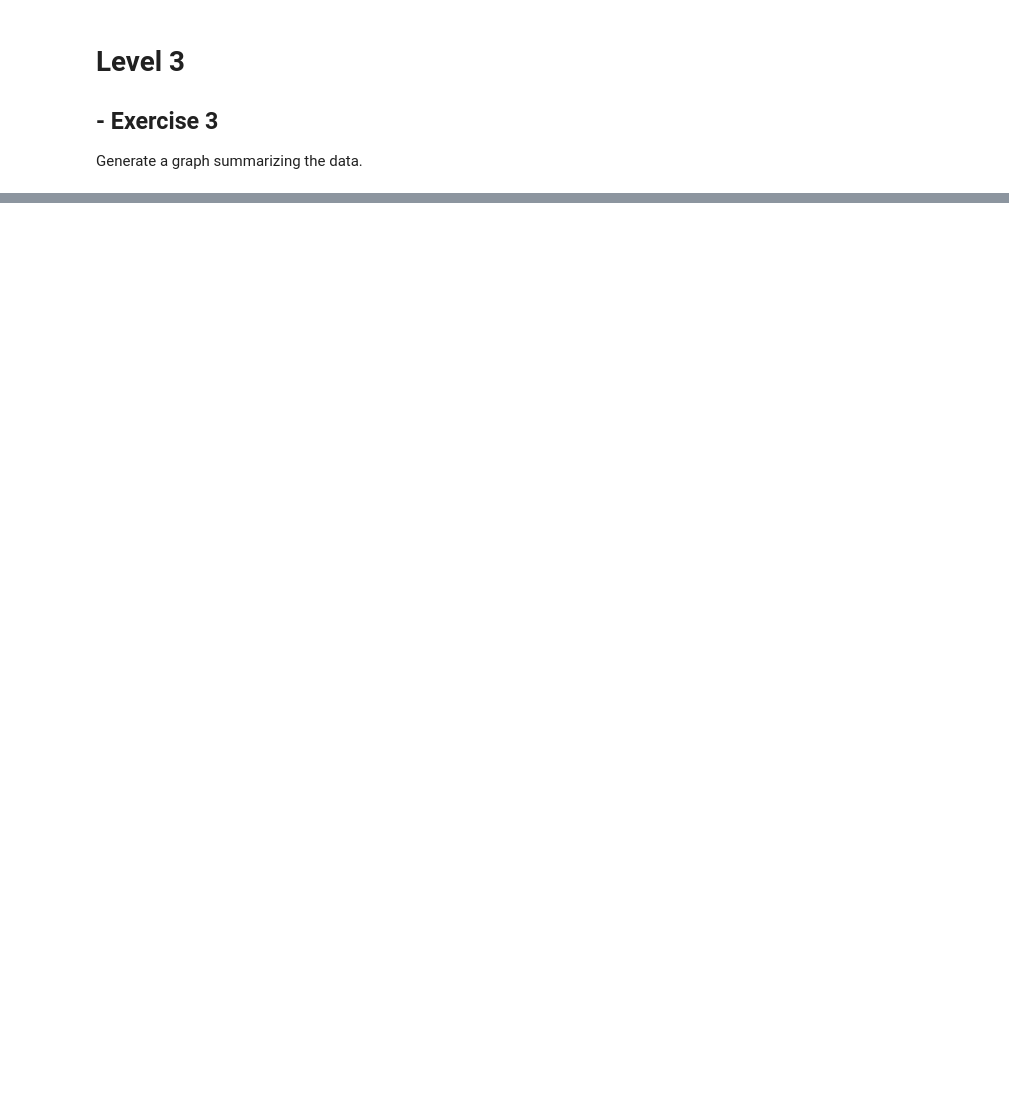
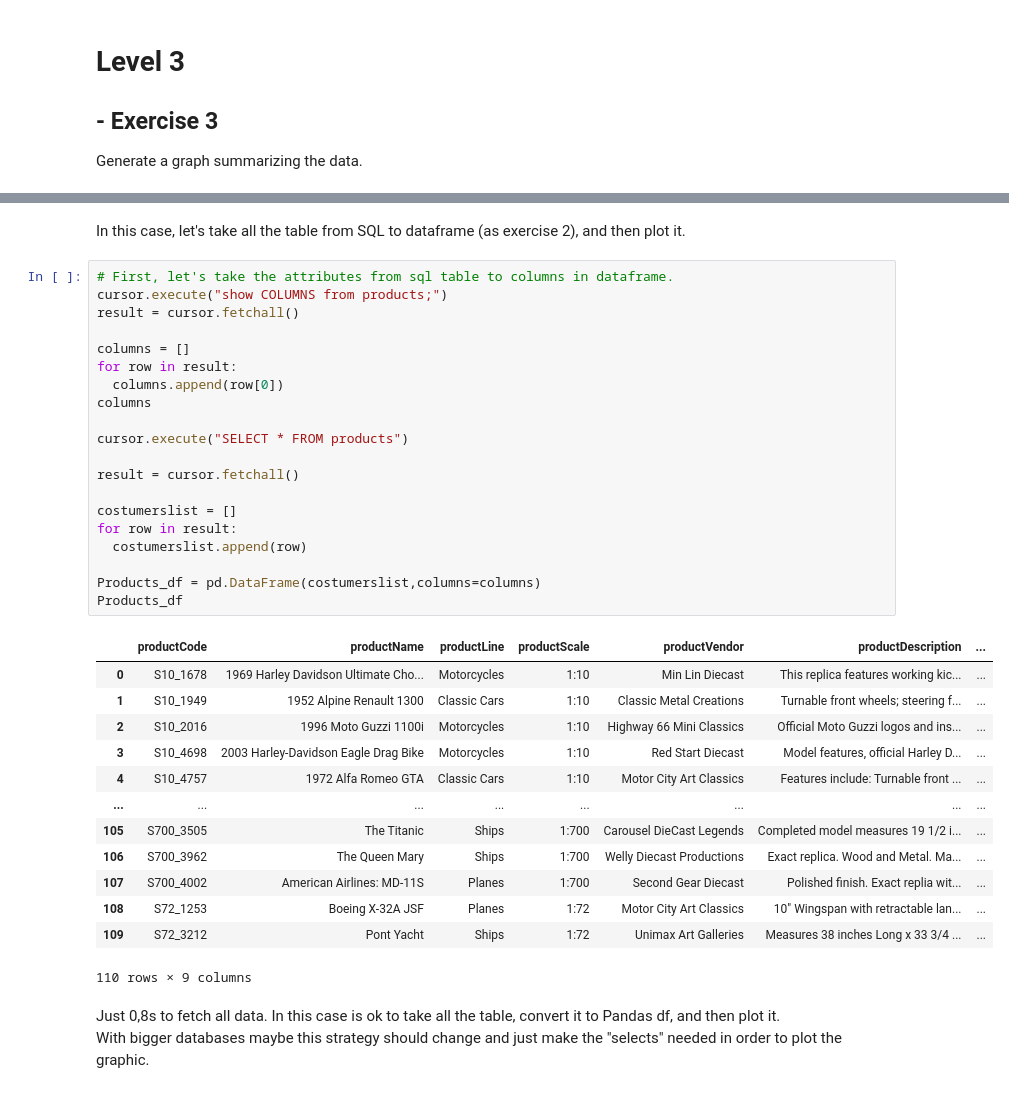
Before and after one commit to Javier-Alfonso-DS/S13_T02_MySQL_databases, a Jupyter notebook: S13_T02_MySQL_databases.ipynb, the cells around one changed output, grey strips where cells are left out. Cells and saved outputs as stored; diff of their text form; blank space fills up the shorter version.

```diff
--- a/S13_T02_MySQL_databases.ipynb
+++ b/S13_T02_MySQL_databases.ipynb
@@ -119,0 +146,39 @@ costumersdf.describe()
+# %% [markdown]
+In this case, let's take all the table from SQL to dataframe (as exercise 2), and then plot it.
+# %%
+# First, let's take the attributes from sql table to columns in dataframe.
+cursor.execute("show COLUMNS from products;")
+result = cursor.fetchall()
+
+columns = []
+for row in result:
+  columns.append(row[0])
+columns
+
+cursor.execute("SELECT * FROM products")
+
+result = cursor.fetchall()
+
+costumerslist = []
+for row in result:
+  costumerslist.append(row)
+
+Products_df = pd.DataFrame(costumerslist,columns=columns)
+Products_df
+# %% [output]
+|  | productCode | productName | productLine | productScale | productVendor | productDescription | ... |
+| 0 | S10_1678 | 1969 Harley Davidson Ultimate Cho... | Motorcycles | 1:10 | Min Lin Diecast | This replica features working kic... | ... |
+| 1 | S10_1949 | 1952 Alpine Renault 1300 | Classic Cars | 1:10 | Classic Metal Creations | Turnable front wheels; steering f... | ... |
+| 2 | S10_2016 | 1996 Moto Guzzi 1100i | Motorcycles | 1:10 | Highway 66 Mini Classics | Official Moto Guzzi logos and ins... | ... |
+| 3 | S10_4698 | 2003 Harley-Davidson Eagle Drag Bike | Motorcycles | 1:10 | Red Start Diecast | Model features, official Harley D... | ... |
+| 4 | S10_4757 | 1972 Alfa Romeo GTA | Classic Cars | 1:10 | Motor City Art Classics | Features include: Turnable front ... | ... |
+| ... | ... | ... | ... | ... | ... | ... | ... |
+| 105 | S700_3505 | The Titanic | Ships | 1:700 | Carousel DieCast Legends | Completed model measures 19 1/2 i... | ... |
+| 106 | S700_3962 | The Queen Mary | Ships | 1:700 | Welly Diecast Productions | Exact replica. Wood and Metal. Ma... | ... |
+| 107 | S700_4002 | American Airlines: MD-11S | Planes | 1:700 | Second Gear Diecast | Polished finish. Exact replia wit... | ... |
+| 108 | S72_1253 | Boeing X-32A JSF | Planes | 1:72 | Motor City Art Classics | 10" Wingspan with retractable lan... | ... |
+| 109 | S72_3212 | Pont Yacht | Ships | 1:72 | Unimax Art Galleries | Measures 38 inches Long x 33 3/4 ... | ... |
+110 rows × 9 columns
+# %% [markdown]
+Just 0,8s to fetch all data. In this case is ok to take all the table, convert it to Pandas df, and then plot it.
+With bigger databases maybe this strategy should change and just make the "selects" needed in order to plot the graphic.
```
Also changed, not shown: parts of 14 cells of this notebook, 1 other file.
